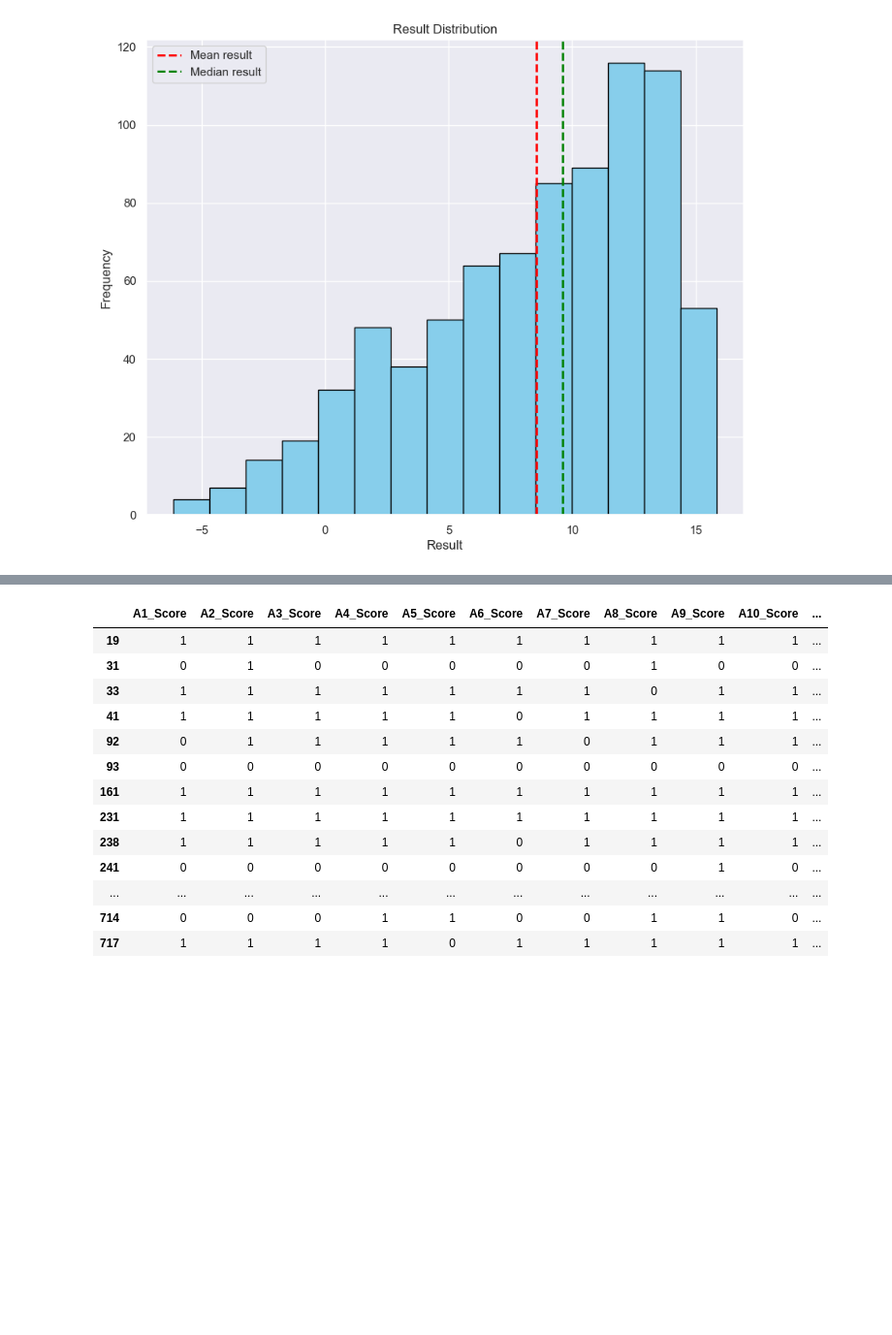
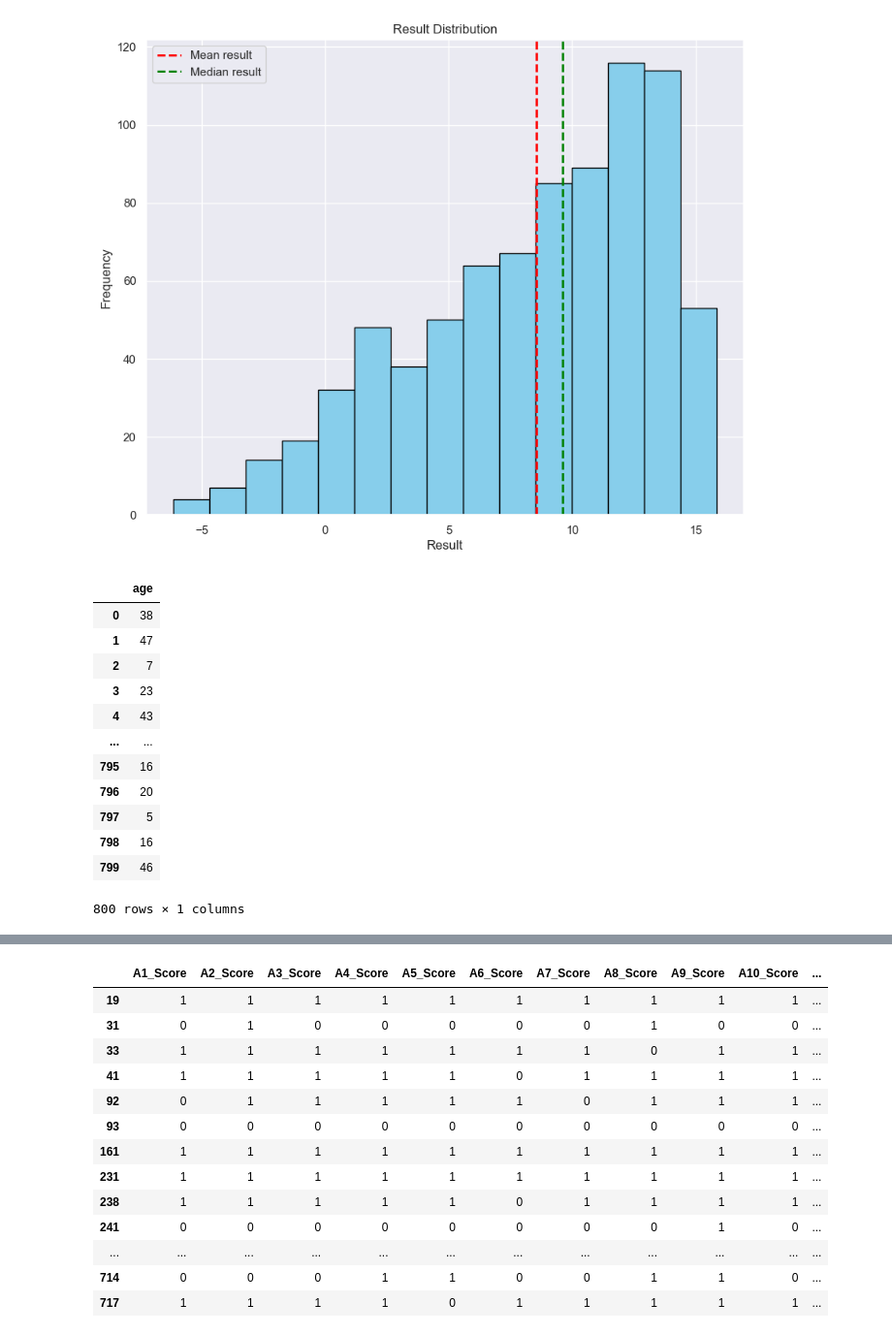
Before and after one commit to gargdivyansh1/MachineLearningProjects, a Jupyter notebook: Autism Prediction/first.ipynb, the cells around one changed output, grey strips where cells are left out. Shown at 97% size. Drawn from its saved outputs; the diff is of its cells as text; code cells hidden in the pictures; blank space fills up the shorter version.

```diff
--- a/Autism Prediction/first.ipynb
+++ b/Autism Prediction/first.ipynb
@@ -245,0 +259,16 @@ plt.show()
+# %%
+df[['age']] ## it is cosidered as the data frame
+# %% [output]
+|  | age |
+| 0 | 38 |
+| 1 | 47 |
+| 2 | 7 |
+| 3 | 23 |
+| 4 | 43 |
+| ... | ... |
+| 795 | 16 |
+| 796 | 20 |
+| 797 | 5 |
+| 798 | 16 |
+| 799 | 46 |
+800 rows × 1 columns
```
Also changed, not shown: parts of 44 cells of this notebook, 1 other file.
